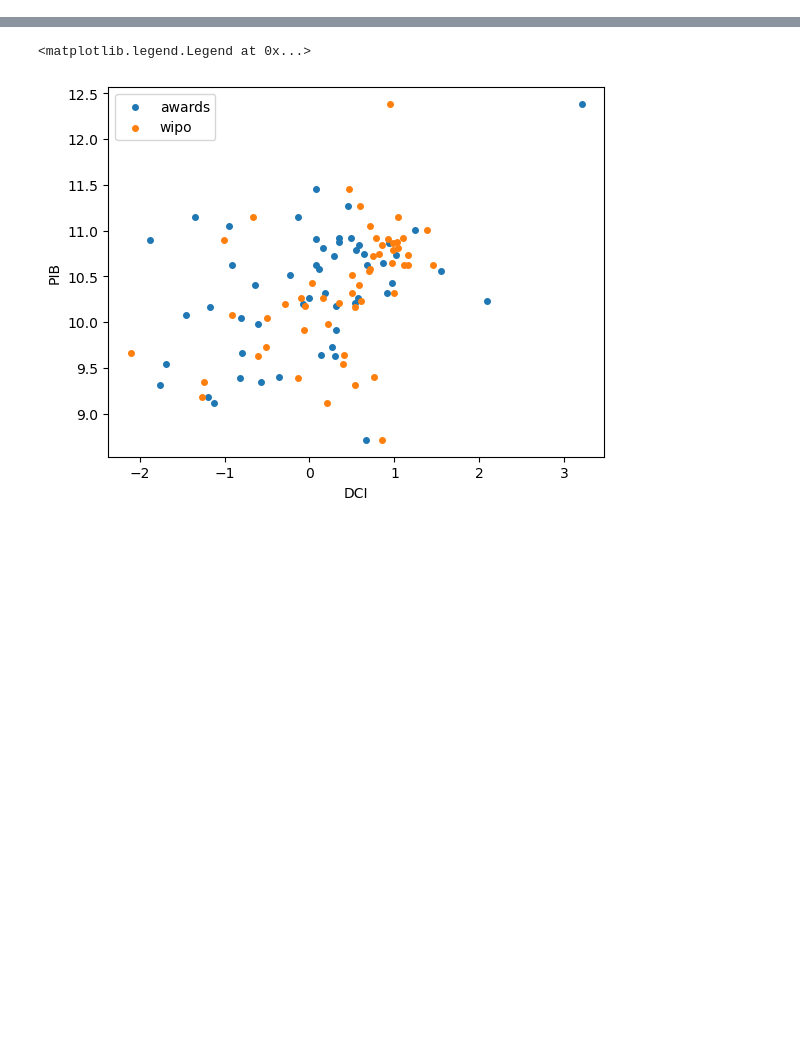
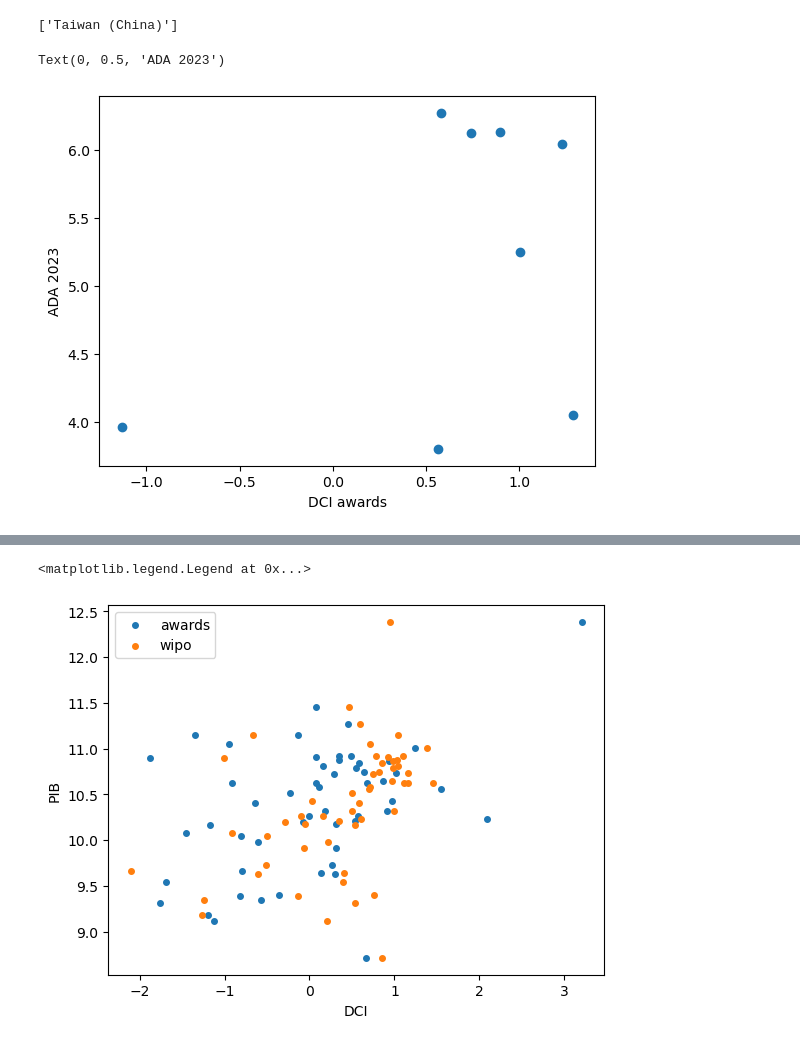
Before and after one commit to jillanes-va/Design-Complexity, a Jupyter notebook: Archivo_de_experimentación_rápida.ipynb, the cells around one changed output, grey strips where cells are left out. Cells and saved outputs as stored; diff of their text form; code cells hidden in the pictures; blank space fills up the shorter version.

```diff
--- a/Archivo_de_experimentación_rápida.ipynb
+++ b/Archivo_de_experimentación_rápida.ipynb
@@ -36,0 +108,30 @@ print(len(DCI_wipo))
+# %%
+DCI_vs_DScore = np.zeros((2, len(DCI_awards)))
+GDR_2023 = Design_scores['GDR_2023']
+not_present = []
+
+wipo_awards = inv_dict(awards_wipo)
+wipo_awards['Korea'] = 'South Korea'
+
+for n, country in enumerate(GDR_2023.keys()):
+    try:
+        c_awards = wipo_awards[country]
+        DCI_vs_DScore[0, n] = DCI_awards[c_awards]
+        DCI_vs_DScore[1, n] = GDR_2023[country]
+    except:
+        not_present.append(country)
+        pass
+
+
+mask = DCI_vs_DScore[1, :] != 0
+
+print(not_present)
+
+
+plt.scatter(DCI_vs_DScore[0, mask], DCI_vs_DScore[1, mask])
+plt.xlabel('DCI awards')
+plt.ylabel('ADA 2023')
+# %% [output]
+['Taiwan (China)']
+Text(0, 0.5, 'ADA 2023')
+[figure, added]
```
Also changed, not shown: parts of 10 cells of this notebook, 19 other files.
